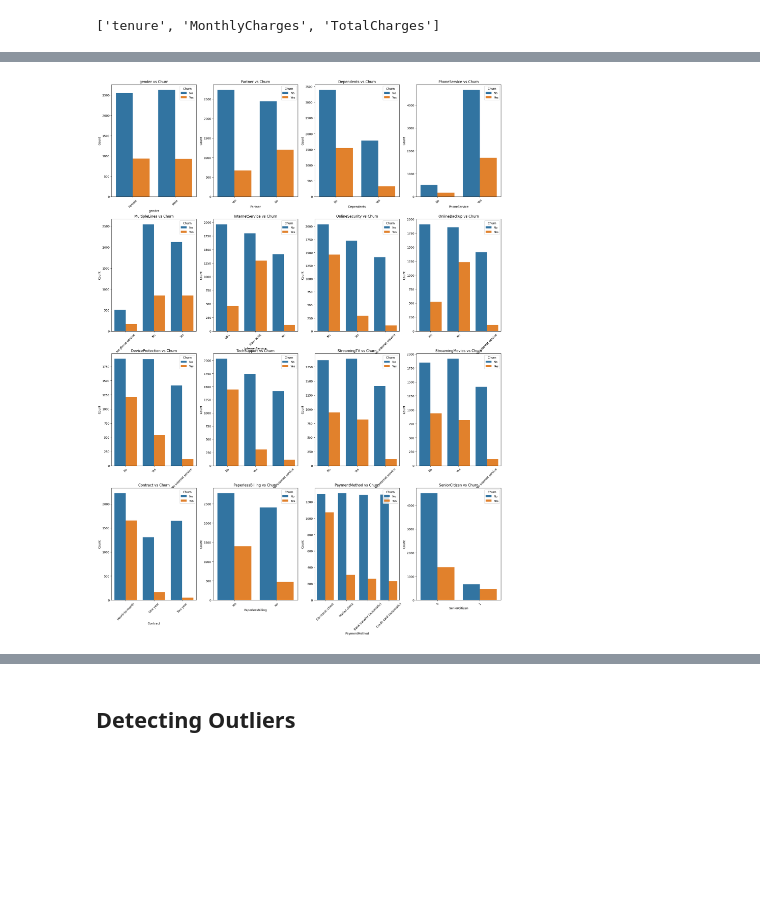
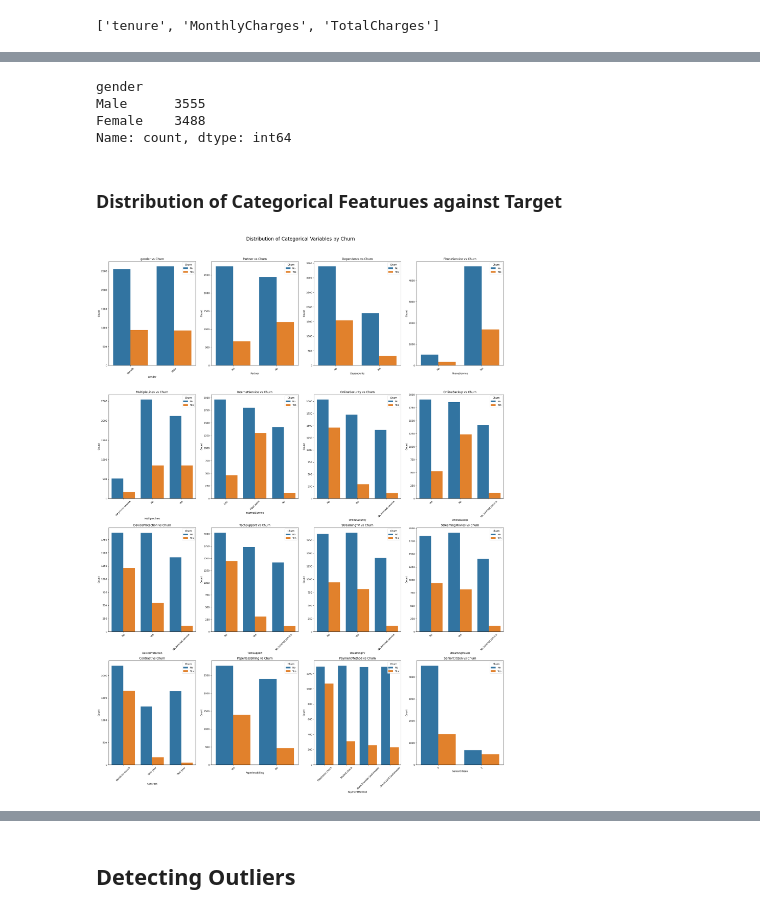
Before and after one commit to sanidavidanagama/Telecom_Churn_Prediction, a Jupyter notebook: notebooks/telco_churn_eda.ipynb, the cells around one changed output, grey strips where cells are left out. Cells and saved outputs as stored; diff of their text form; code cells hidden in the pictures; blank space fills up the shorter version.

Commit message:
feat(eda): add additional exploratory analysis to telco churn dataset

```diff
--- a/notebooks/telco_churn_eda.ipynb
+++ b/notebooks/telco_churn_eda.ipynb
@@ -122,3 +161,5 @@ df['TotalCharges'] = pd.to_numeric(df['TotalCharges'], errors='coerce')
 df['TotalCharges'].isnull().sum()
 # %% [output]
 np.int64(11)
+# %%
+df['TotalCharges'] = df['TotalCharges'].fillna(0)
@@ -174,0 +224,22 @@ numeric_cols
+# %%
+n_cols = 4
+n_rows = (len(categorical_cols) - 1) // n_cols + 1
+
+plt.figure(figsize=(20, 5 * n_rows))
+
+for i, col in enumerate(categorical_cols, 1):
+    plt.subplot(n_rows, n_cols, i)
+
+    palette = sns.color_palette("Dark2", df[col].nunique())
+
+    df[col].value_counts().plot(
+        kind='bar',
+        color=palette
+    )
+
+    plt.title(col)
+    plt.xticks(rotation=45)
+
+plt.suptitle("Distribution of Categorical Variables", fontsize=20, y=1.0)
+plt.tight_layout()
+plt.show()
@@ -175,16 +248,29 @@ numeric_cols
+# %%
+df['gender'].value_counts()
+# %% [output]
+gender
+Male      3555
+Female    3488
+Name: count, dtype: int64
+# %% [markdown]
+### Distribution of Categorical Featurues against Target
 # %%
 n_cols = 4
 n_rows = (len(categorical_cols) - 1) // n_cols + 1
 
 fig, axes = plt.subplots(n_rows, n_cols, figsize=(6*n_cols, 8*n_rows))
 axes = axes.flatten()
 
 for i, cols in enumerate(categorical_cols):
     sns.countplot(x=cols, hue='Churn', data=df, ax=axes[i])
     axes[i].set_title(f"{cols} vs Churn")
     axes[i].set_xlabel(cols)
     axes[i].set_ylabel("Count")
     axes[i].tick_params(axis='x', rotation=45)
     axes[i].legend(title='Churn', loc='upper right')
+
+plt.suptitle("Distribution of Categorical Variables by Churn", fontsize=20, y=1.02)
+plt.tight_layout()
+plt.show()
 # %% [output]
-[figure, old version]
+[figure, new version]
```
Also changed, not shown: parts of 48 cells of this notebook.
